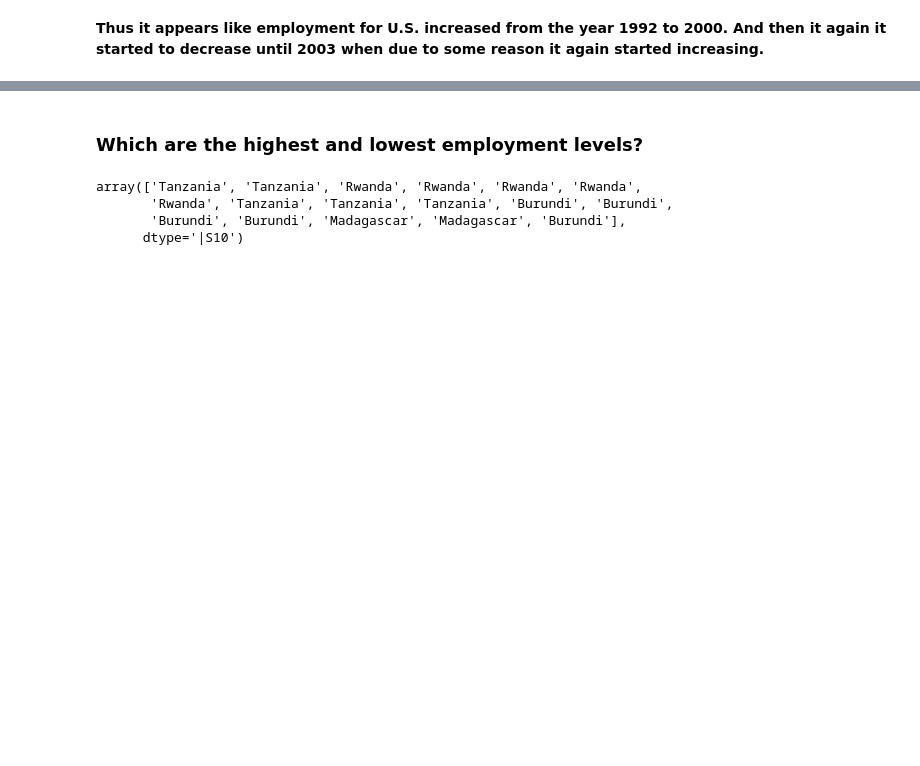
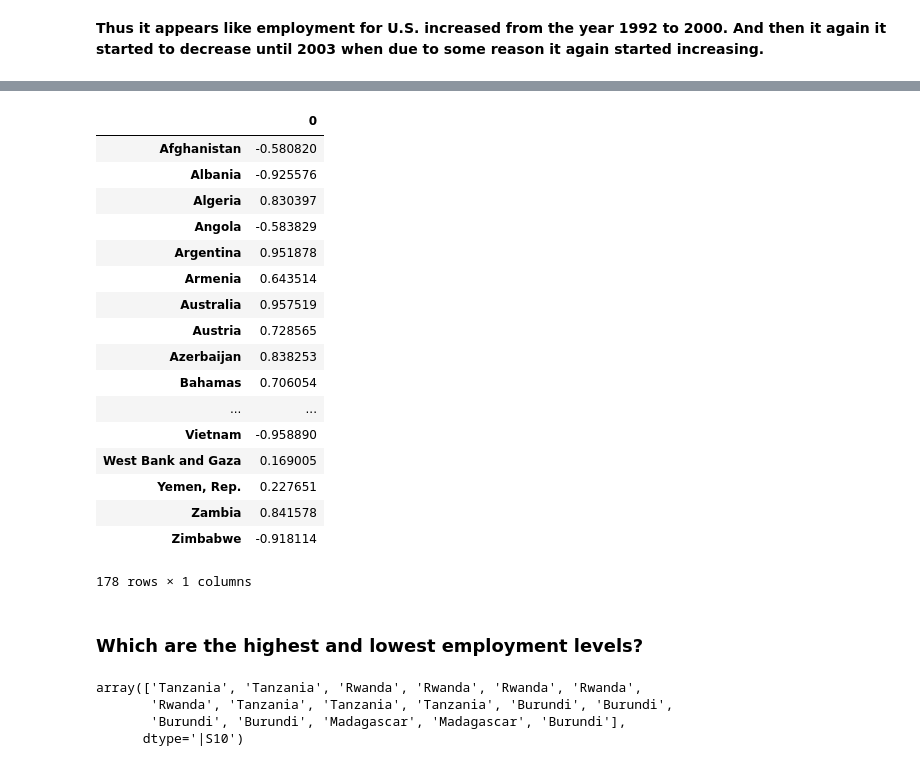
Before and after one commit to Anish-kr/Python_projects, a Jupyter notebook: Gapminder.ipynb, the cells around one changed output, grey strips where cells are left out. Saved outputs shown, nothing was run; the diff lists cells and outputs as text; code cells hidden in the pictures; blank space fills up the shorter version.

```diff
--- a/Gapminder.ipynb
+++ b/Gapminder.ipynb
@@ -163,3 +171,32 @@ Name: United States, dtype: float64
+# %%
+
+def finding_corr(df):
+    corr_list=[]
+    for country in df.index.values.astype('str'):
+        corr_list.append(emp_country(country,df))
+    return pd.DataFrame(data = corr_list, index= df.index.values.astype('str'))
+
+
+finding_corr(employment_rate)
+# %% [output]
+|  | 0 |
+| Afghanistan | -0.580820 |
+| Albania | -0.925576 |
+| Algeria | 0.830397 |
+| Angola | -0.583829 |
+| Argentina | 0.951878 |
+| Armenia | 0.643514 |
+| Australia | 0.957519 |
+| Austria | 0.728565 |
+| Azerbaijan | 0.838253 |
+| Bahamas | 0.706054 |
+| ... | ... |
+| Vietnam | -0.958890 |
+| West Bank and Gaza | 0.169005 |
+| Yemen, Rep. | 0.227651 |
+| Zambia | 0.841578 |
+| Zimbabwe | -0.918114 |
+178 rows × 1 columns
 # %% [markdown]
 ### Which are the highest and lowest employment levels?
 # %%
```
Also changed, not shown: parts of 15 cells of this notebook.
